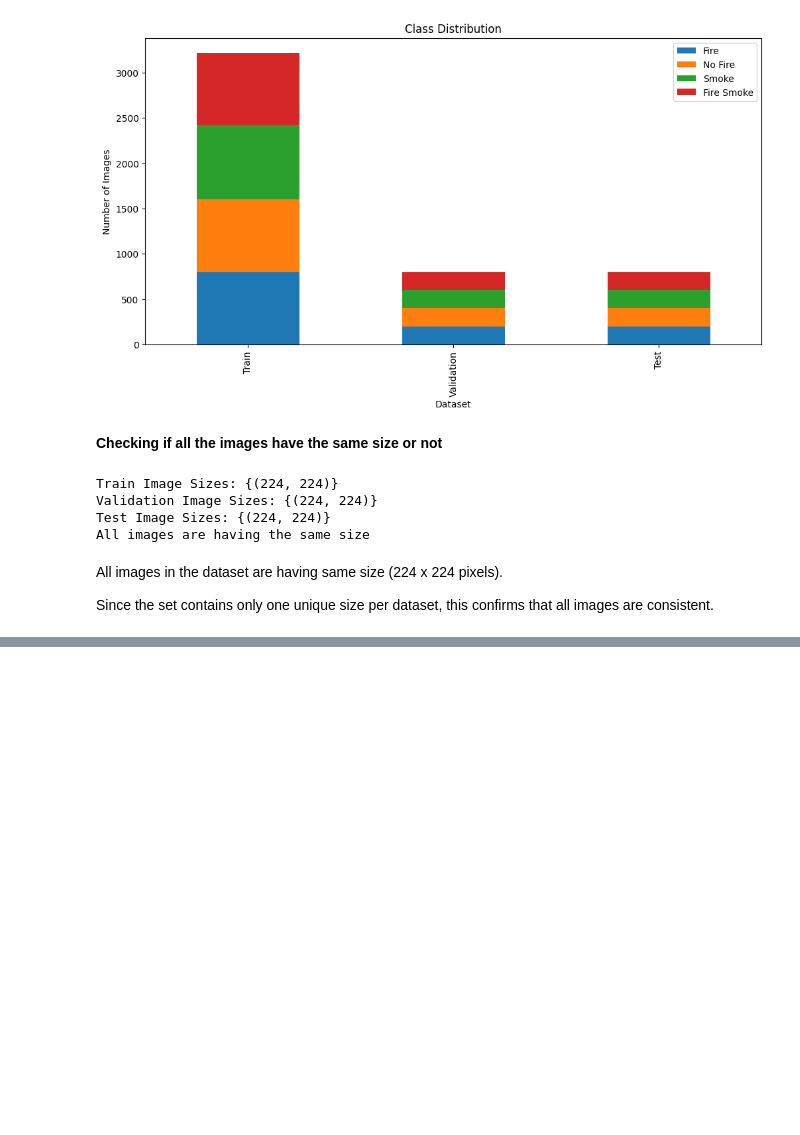
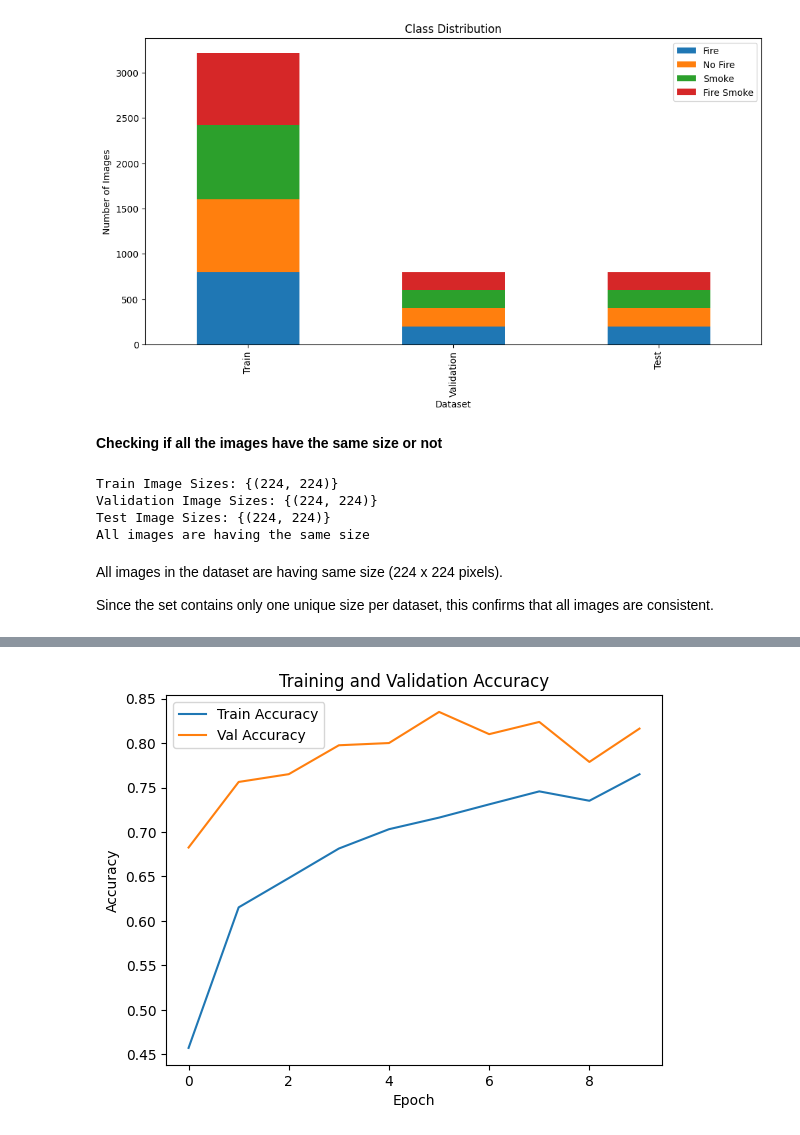
Before and after one commit to sravanikuncham466/DSBA_6165_Forest_Fire_and_Smoke_Detection, a Jupyter notebook: forest_fire.ipynb, the cells around one changed output, grey strips where cells are left out. Cells and saved outputs as stored; diff of their text form; code cells hidden in the pictures; blank space fills up the shorter version.

```diff
--- a/forest_fire.ipynb
+++ b/forest_fire.ipynb
@@ -617,0 +620,8 @@ Since the set contains only one unique size per dataset, this confirms that all
+# %%
+base_model=VGG16(weights='imagenet',include_top=False,input_shape=(224,224,3))
+base_model.trainable=False
+model=models.Sequential([base_model,
+                         layers.GlobalAveragePooling2D(),
+                         layers.Dense(128,activation='relu'),
+                         layers.Dropout(0.5),
+                         layers.Dense(4,activation='softmax')])
@@ -617,0 +631,6 @@ Since the set contains only one unique size per dataset, this confirms that all
+# %%
+model.compile(optimizer='adam',
+              loss='categorical_crossentropy',
+              metrics=['accuracy'])
+# %%
+history=model.fit(train_generator,validation_data=val_generator,epochs=10)
@@ -617,0 +658,10 @@ Since the set contains only one unique size per dataset, this confirms that all
+# %%
+plt.plot(history.history['accuracy'],label='Train Accuracy')
+plt.plot(history.history['val_accuracy'],label='Val Accuracy')
+plt.legend()
+plt.title("Training and Validation Accuracy")
+plt.xlabel("Epoch")
+plt.ylabel("Accuracy")
+plt.show()
+# %% [output]
+[figure, added]
```
Also changed, not shown: parts of 12 cells of this notebook.
